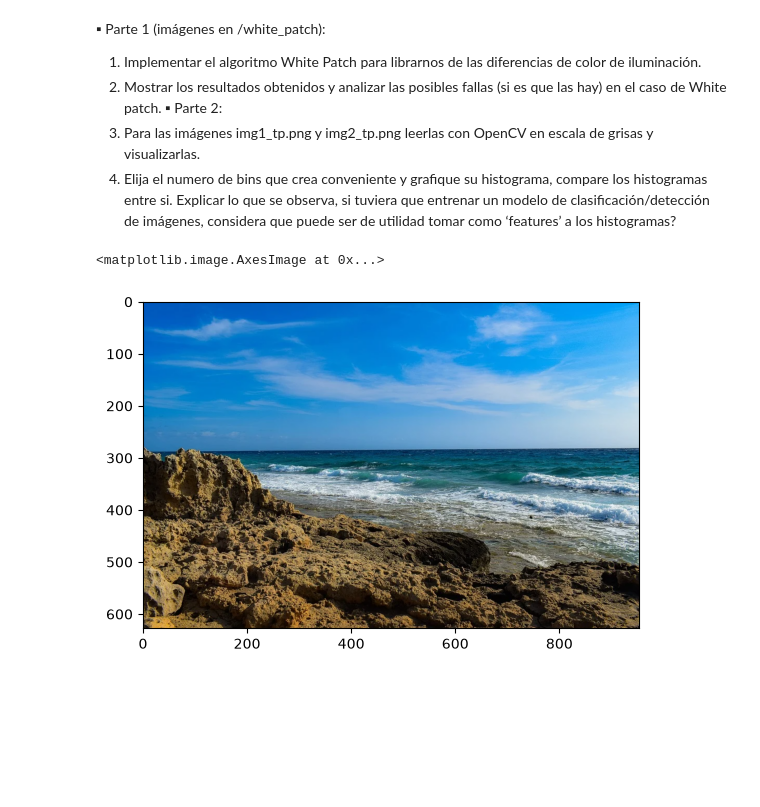
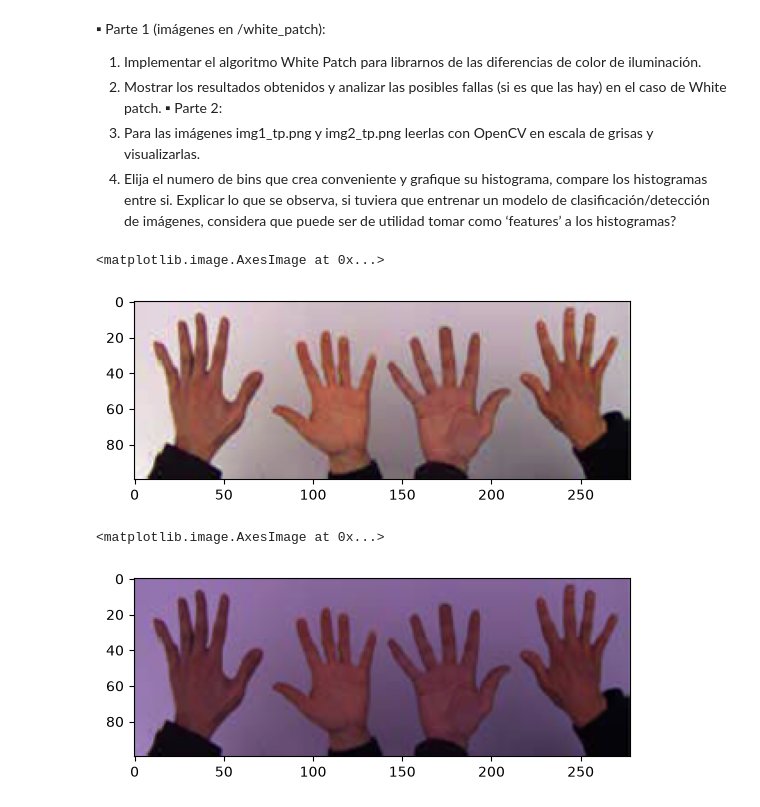
Before and after one commit to masouto94/vision_computadora_I, a Jupyter notebook: Material_TPs/TP1/tp_white_patch.ipynb, the cells around one changed output. Cells and saved outputs as stored; diff of their text form; code cells hidden in the pictures; blank space fills up the shorter version.

Commit message:
Avance en white_patch

```diff
--- a/Material_TPs/TP1/tp_white_patch.ipynb
+++ b/Material_TPs/TP1/tp_white_patch.ipynb
@@ -16,20 +16,24 @@ import cv2 as cv
 import matplotlib.pyplot as plt
 # %%
 def white_patch(rgb_image):
+    r_max = np.max(rgb_image[:, :, 0])
+    g_max = np.max(rgb_image[:, :, 1])
+    b_max = np.max(rgb_image[:, :, 2])
+
     new_img = rgb_image.copy()
-    r_max=np.max(rgb_image[0])
-    g_max=np.max(rgb_image[1])
-    b_max=np.max(rgb_image[2])
-    norm_factor = { k:255/val for k,val in zip(["r","g","b"],[r_max,g_max,b_max]) }
-    new_img[0] = new_img[0] * norm_factor["r"]
-    new_img[1] = new_img[1] * norm_factor["g"]
-    new_img[2] = new_img[2] * norm_factor["b"]
+    new_img[:, :, 0] = np.clip(rgb_image[:, :, 0] * (255.0 / r_max), 0, 255)
+    new_img[:, :, 1] = np.clip(rgb_image[:, :, 1] * (255.0 / g_max), 0, 255)
+    new_img[:, :, 2] = np.clip(rgb_image[:, :, 2] * (255.0 / b_max), 0, 255)
     return new_img
-img = cv.imread('segmentacion.png', cv.IMREAD_COLOR_RGB)
+img = cv.imread('white_patch/test_blue.png', cv.IMREAD_COLOR_RGB)
 
 patched = white_patch(img)
-plt.imshow(cv.cvtColor(patched, cv.COLOR_BGR2RGB))
 plt.imshow(patched)
 # %% [output]
 <matplotlib.image.AxesImage at 0x...>
-[figure, old version]
+[figure, new version]
+# %%
+plt.imshow(img)
+# %% [output]
+<matplotlib.image.AxesImage at 0x...>
+[figure, added]
```
